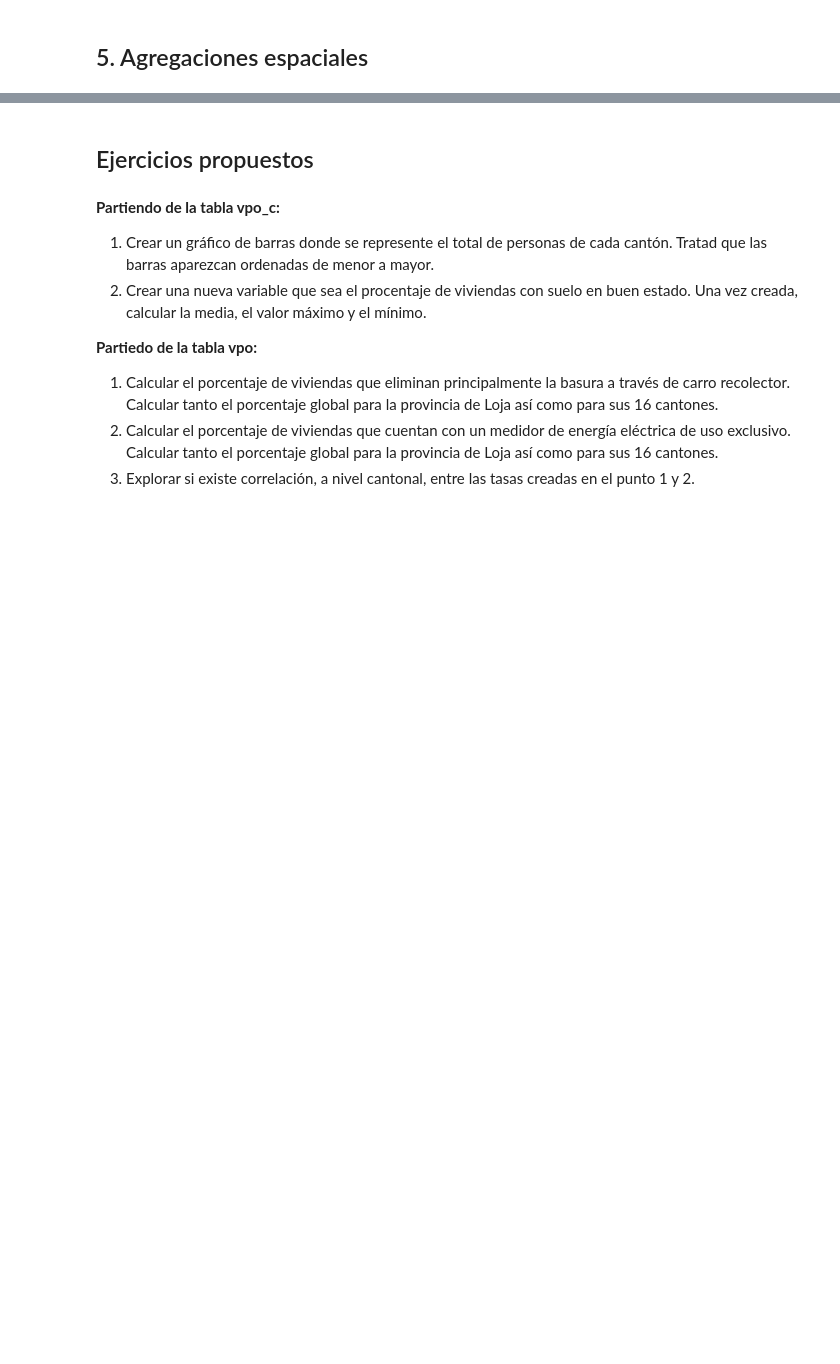
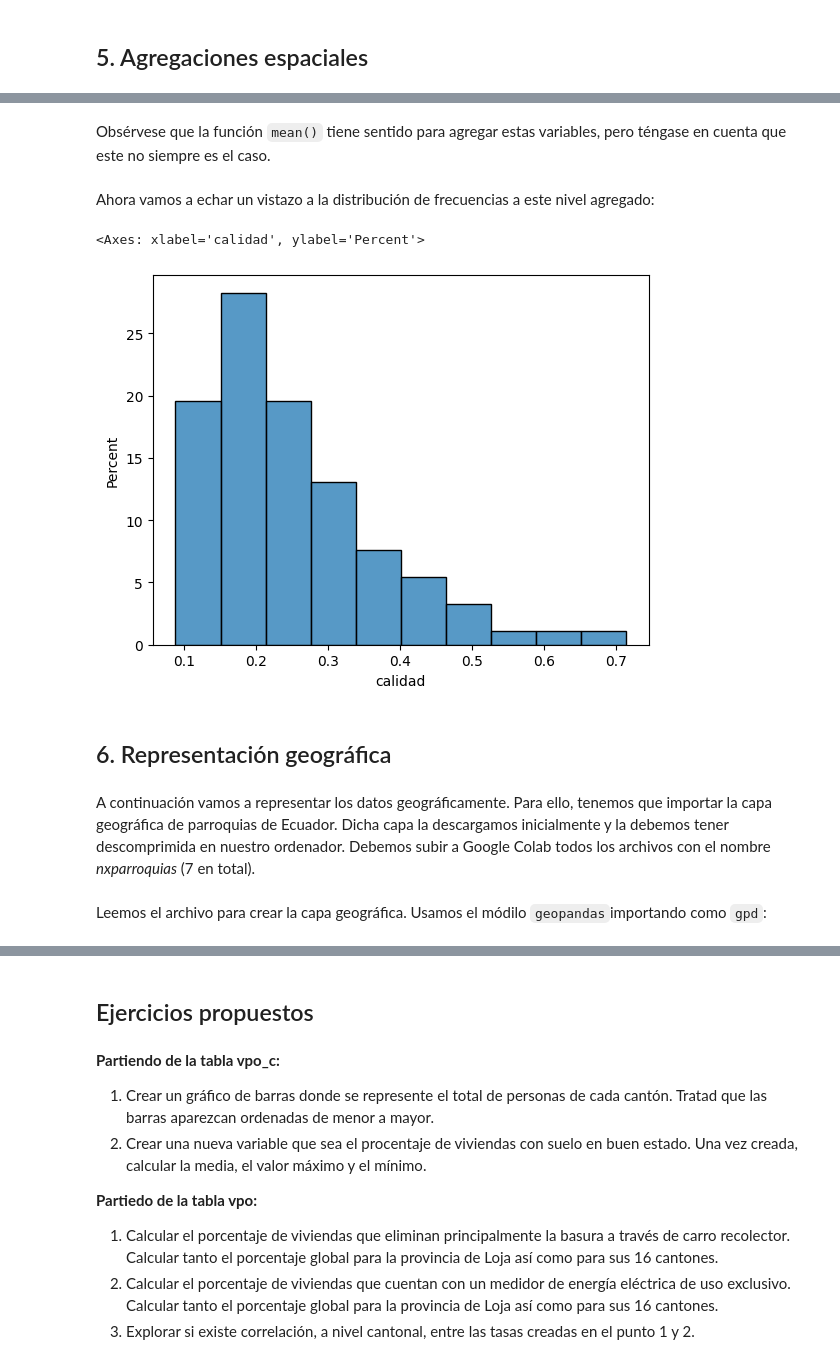
Before and after one commit to otoperalias/teaching, a Jupyter notebook: UTE_TallerAnalisisCuanti_2024.ipynb, the cells around one changed output, grey strips where cells are left out. Drawn from its saved outputs; the diff is of its cells as text; code cells hidden in the pictures; blank space fills up the shorter version.

````diff
--- a/UTE_TallerAnalisisCuanti_2024.ipynb
+++ b/UTE_TallerAnalisisCuanti_2024.ipynb
@@ -465,0 +319,11 @@ vpo_c[variables_de_interes].corr()
+# %%
+# 1. Convertimos las columnas o variables a usar en formato texto o string (str)
+vivpar['prov']=vivpar['I01'].astype(str) # 2 dígitos provincia
+vivpar['cant']=vivpar['I02'].astype(str) # 1/2 dígitos cantón
+vivpar['parr']=vivpar['I03'].astype(str) # 2 dígitos parroquia
+
+# 2. Añadimos 0 al código cantonal cuando el valor es menor que 10 y, en consecuencia, tiene solo un dígito. Al hacer esto, conseguimos que tenga 2 dígitos.
+vivpar.loc[(vivpar['I02']<10),'cant']="0"+vivpar['cant']
+
+# 3. Creamos la variable identificativa de cada parroquia:
+vivpar['DPA_PARROQ']=vivpar['prov']+vivpar['cant']+vivpar['parr']
@@ -465,0 +332,3 @@ vpo_c[variables_de_interes].corr()
+# %%
+columnas=['DPA_PARROQ','material', 'estado', 'salu', 'calidad']
+viv_parroq=vivpar[columnas].groupby('DPA_PARROQ').mean()
@@ -465,0 +355,15 @@ vpo_c[variables_de_interes].corr()
+# %% [markdown]
+Obsérvese que la función ```mean()``` tiene sentido para agregar estas variables, pero téngase en cuenta que este no siempre es el caso.
+# %% [markdown]
+Ahora vamos a echar un vistazo a la distribución de frecuencias a este nivel agregado:
+# %%
+sns.histplot(data=viv_parroq,x="calidad",stat="percent")
+# %% [output]
+<Axes: xlabel='calidad', ylabel='Percent'>
+[figure, added]
+# %% [markdown]
+## 6. Representación geográfica
+# %% [markdown]
+A continuación vamos a representar los datos geográficamente. Para ello, tenemos que importar la capa geográfica de parroquias de Ecuador. Dicha capa la descargamos inicialmente y la debemos tener descomprimida en nuestro ordenador. Debemos subir a Google Colab todos los archivos con el nombre *nxparroquias* (7 en total).
+# %% [markdown]
+Leemos el archivo para crear la capa geográfica. Usamos el módilo ```geopandas```importando como ```gpd```:
````
Also changed, not shown: parts of 86 cells of this notebook.
